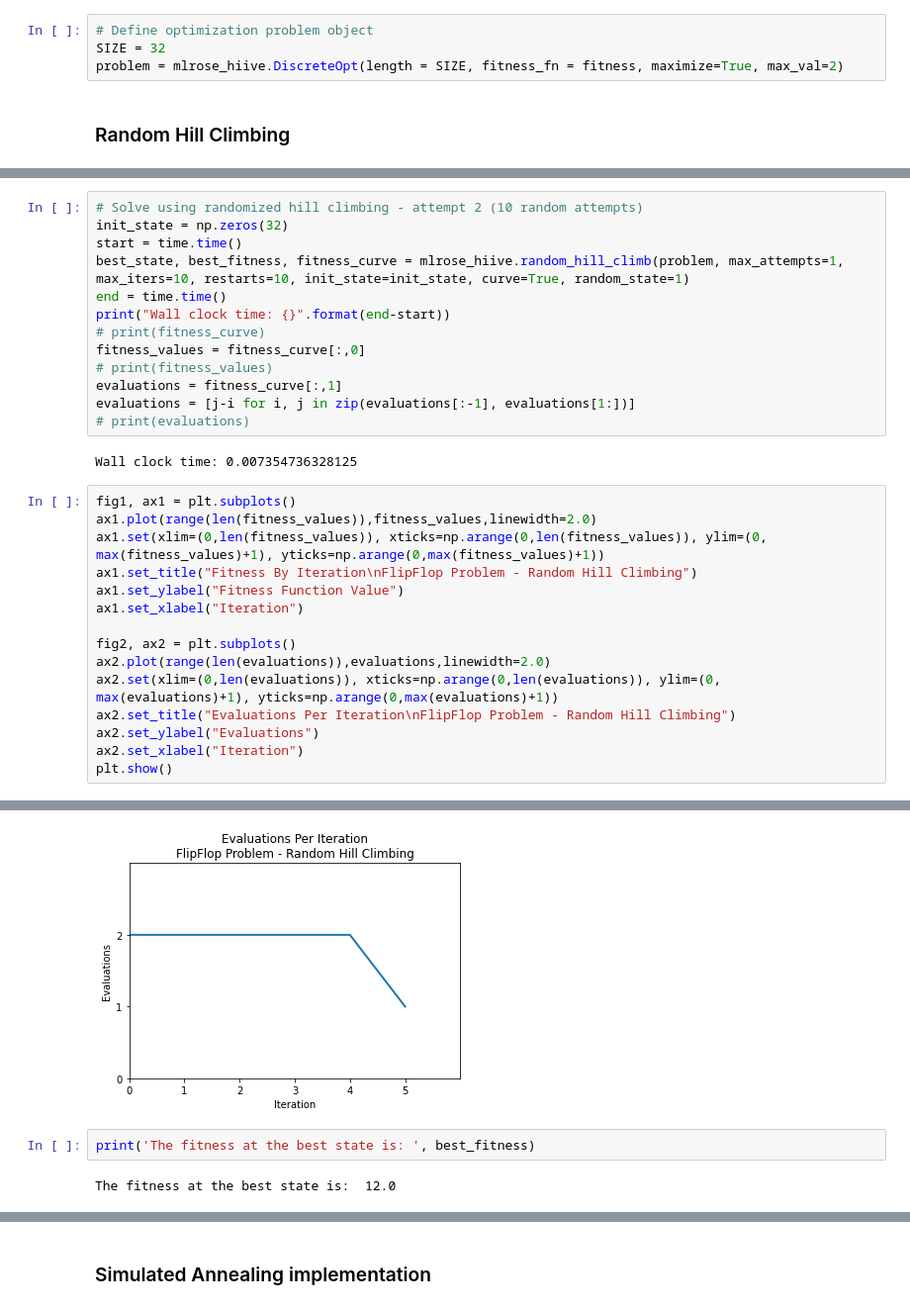
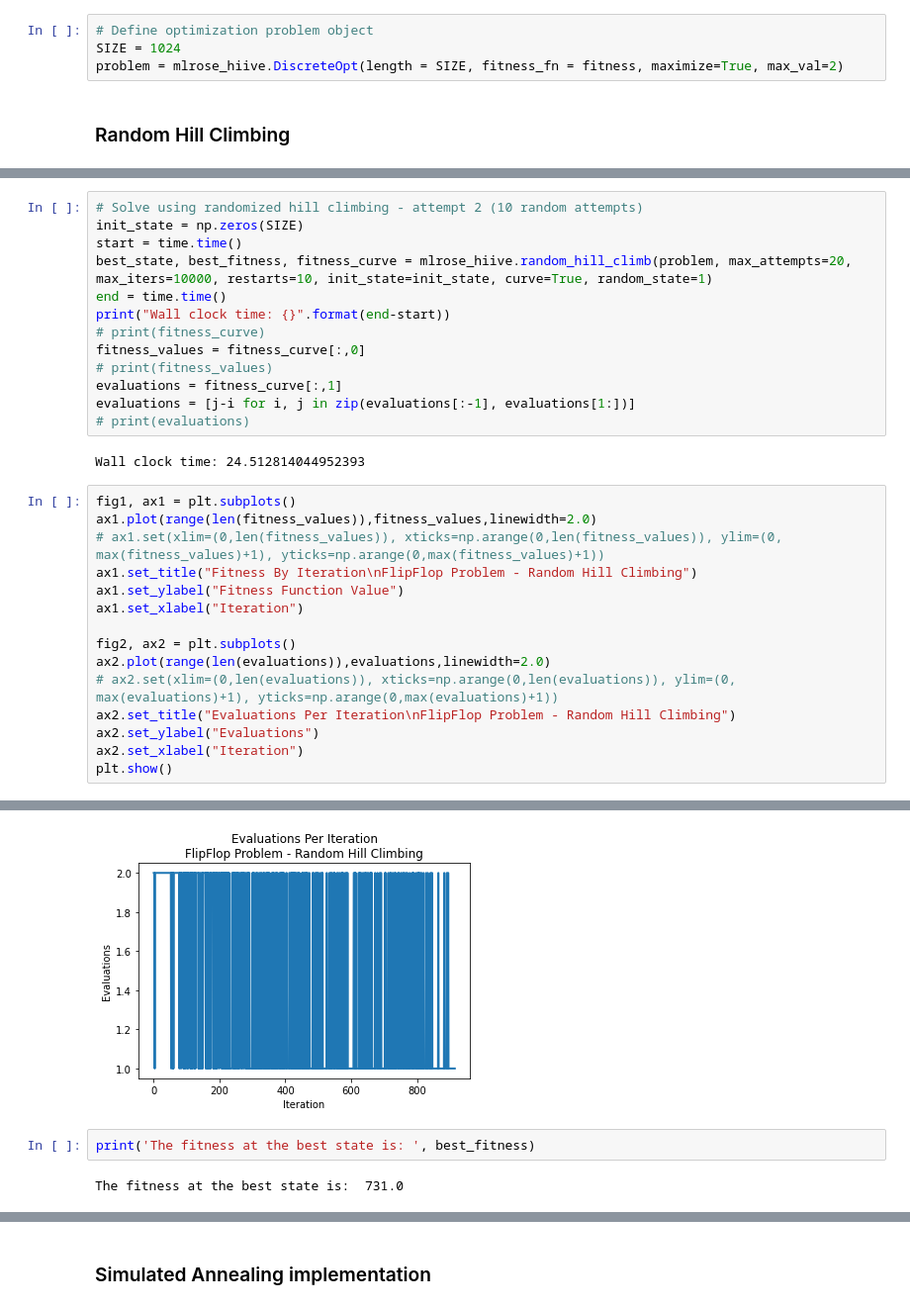
Before and after one commit to sharp-productions/meh2, a Jupyter notebook: tutorial_examples.ipynb, the cells around one changed output, grey strips where cells are left out. Shown at 99% size. Cells and saved outputs as stored; diff of their text form.

```diff
--- a/tutorial_examples.ipynb
+++ b/tutorial_examples.ipynb
@@ -30,7 +30,7 @@ Python 3.9.12
 fitness = mlrose_hiive.FlipFlop()
 # %%
 # Define optimization problem object
-SIZE = 32
+SIZE = 1024
 problem = mlrose_hiive.DiscreteOpt(length = SIZE, fitness_fn = fitness, maximize=True, max_val=2)
 # %% [markdown]
 ### Random Hill Climbing
@@ -79,8 +78,8 @@ The fitness at the best state is:  4.0
 # %%
 # Solve using randomized hill climbing - attempt 2 (10 random attempts)
-init_state = np.zeros(32)
+init_state = np.zeros(SIZE)
 start = time.time()
-best_state, best_fitness, fitness_curve = mlrose_hiive.random_hill_climb(problem, max_attempts=1, max_iters=10, restarts=10, init_state=init_state, curve=True, random_state=1)
+best_state, best_fitness, fitness_curve = mlrose_hiive.random_hill_climb(problem, max_attempts=20, max_iters=10000, restarts=10, init_state=init_state, curve=True, random_state=1)
 end = time.time()
 print("Wall clock time: {}".format(end-start))
 # print(fitness_curve)
@@ -90,18 +89,18 @@ evaluations = fitness_curve[:,1]
 evaluations = [j-i for i, j in zip(evaluations[:-1], evaluations[1:])]
 # print(evaluations)
 # %% [output]
-Wall clock time: 0.007354736328125
+Wall clock time: 24.512814044952393
 # %%
 fig1, ax1 = plt.subplots()
 ax1.plot(range(len(fitness_values)),fitness_values,linewidth=2.0)
-ax1.set(xlim=(0,len(fitness_values)), xticks=np.arange(0,len(fitness_values)), ylim=(0, max(fitness_values)+1), yticks=np.arange(0,max(fitness_values)+1))
+# ax1.set(xlim=(0,len(fitness_values)), xticks=np.arange(0,len(fitness_values)), ylim=(0, max(fitness_values)+1), yticks=np.arange(0,max(fitness_values)+1))
 ax1.set_title("Fitness By Iteration\nFlipFlop Problem - Random Hill Climbing")
 ax1.set_ylabel("Fitness Function Value")
 ax1.set_xlabel("Iteration")
 
 fig2, ax2 = plt.subplots()
 ax2.plot(range(len(evaluations)),evaluations,linewidth=2.0)
-ax2.set(xlim=(0,len(evaluations)), xticks=np.arange(0,len(evaluations)), ylim=(0, max(evaluations)+1), yticks=np.arange(0,max(evaluations)+1))
+# ax2.set(xlim=(0,len(evaluations)), xticks=np.arange(0,len(evaluations)), ylim=(0, max(evaluations)+1), yticks=np.arange(0,max(evaluations)+1))
 ax2.set_title("Evaluations Per Iteration\nFlipFlop Problem - Random Hill Climbing")
 ax2.set_ylabel("Evaluations")
 ax2.set_xlabel("Iteration")
@@ -111,6 +110,6 @@ plt.show()
-[figure, old version]
+[figure, new version]
 # %%
 print('The fitness at the best state is: ', best_fitness)
 # %% [output]
-The fitness at the best state is:  12.0
+The fitness at the best state is:  731.0
 # %%
```
Also changed, not shown: parts of 182 cells of this notebook.
